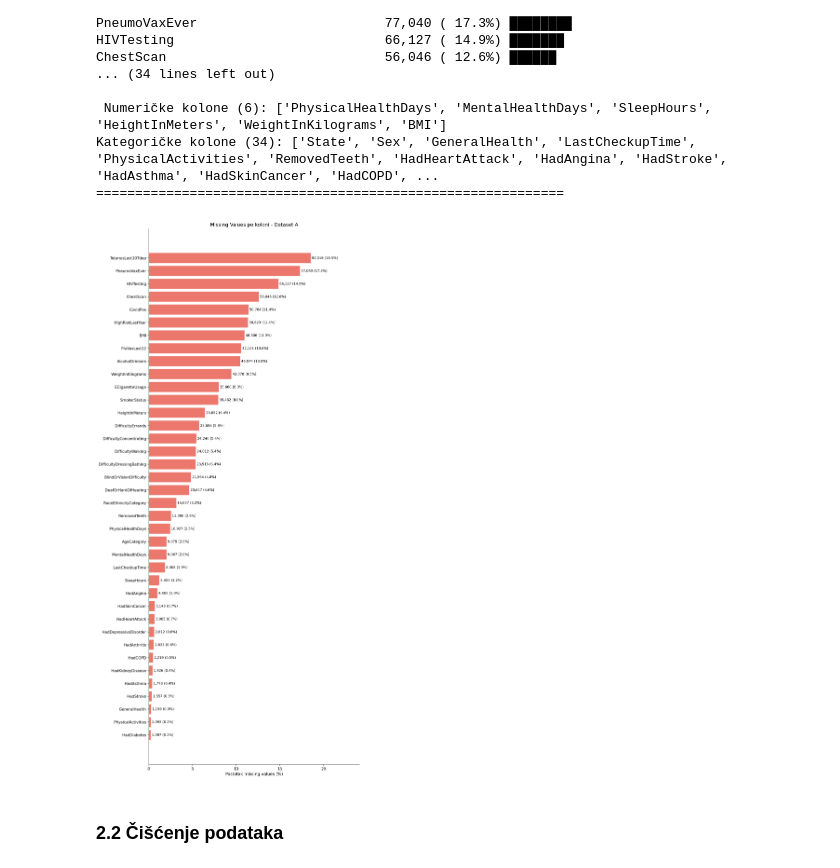
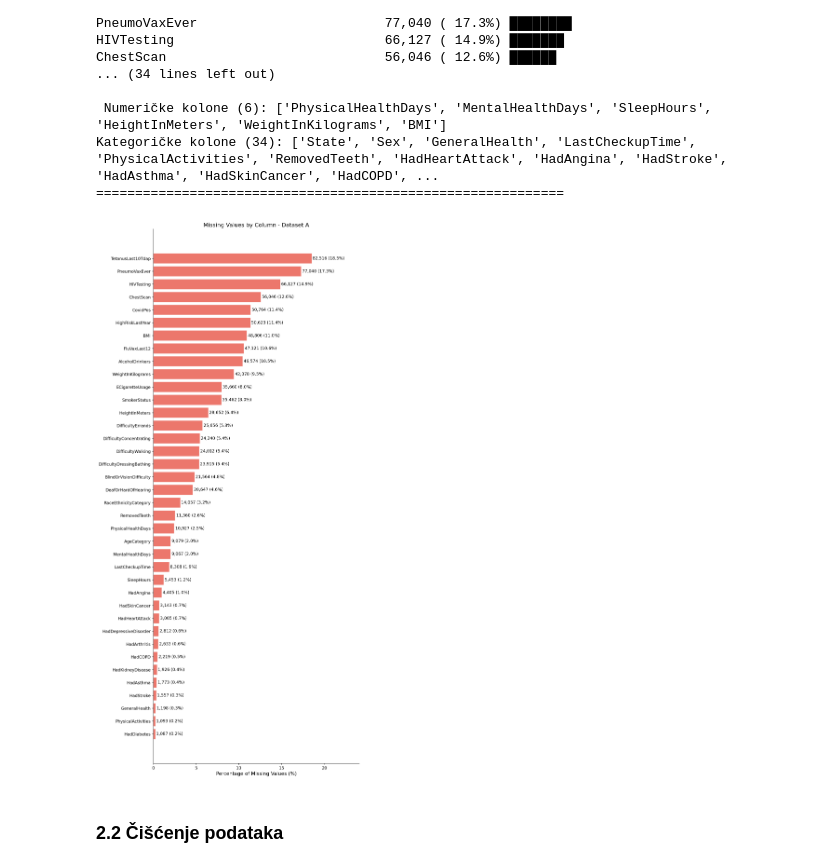
Before and after one commit to MedinaFerhatovic/Explainable-Machine-Learning-for-Heart-Disease-Risk-Prediction, a Jupyter notebook: S3_Preprocessing_EDA.ipynb, the cells around one changed output. Drawn from its saved outputs; the diff is of its cells as text; code cells hidden in the pictures.

```diff
--- a/S3_Preprocessing_EDA.ipynb
+++ b/S3_Preprocessing_EDA.ipynb
@@ -54,8 +54,12 @@ plt.rcParams.update({
     'figure.dpi': 150,
     'axes.spines.top': False,
     'axes.spines.right': False,
-    'axes.titlesize': 13,
-    'axes.labelsize': 11,
+    'axes.titlesize': 15,
+    'xtick.labelsize': 11,
+    'ytick.labelsize': 11,
+    'legend.fontsize': 11,
+    'figure.titlesize': 17,
+    'axes.labelsize': 13,
 })
 
 CLR_NEG = '#4C9BE8'
@@ -188,26 +192,26 @@ Kategoričke kolone (34): ['State', 'Sex', 'GeneralHealth', 'LastCheckupTime', '
 # %%
 # Vizualizacija missing values
 missing_a = df_a_raw.isnull().sum()
 missing_a = missing_a[missing_a > 0].sort_values(ascending=True)
 
 if len(missing_a) > 0:
     fig, ax = plt.subplots(figsize=(10, max(4, len(missing_a) * 0.55)))
     bars = ax.barh(missing_a.index, missing_a.values / len(df_a_raw) * 100,
                    color='#E8594C', alpha=0.82, edgecolor='white')
-    ax.set_xlabel('Postotak missing values (%)')
-    ax.set_title('Missing Values po koloni - Dataset A', fontsize=13)
+    ax.set_xlabel('Percentage of Missing Values (%)')
+    ax.set_title('Missing Values by Column - Dataset A', fontsize=15)
     for bar, val in zip(bars, missing_a.values):
         pct = val / len(df_a_raw) * 100
         ax.text(bar.get_width() + 0.1, bar.get_y() + bar.get_height()/2,
-                f'{val:,} ({pct:.1f}%)', va='center', fontsize=9)
+                f'{val:,} ({pct:.1f}%)', va='center', fontsize=11)
     ax.set_xlim(0, missing_a.max() / len(df_a_raw) * 130)
     plt.tight_layout()
     plt.savefig('figures/A_missing_values.png', dpi=150, bbox_inches='tight')
     plt.show()
 else:
     print('Dataset A nema missing values.')
 # %% [output]
-[figure, old version]
+[figure, new version]
 # %% [markdown]
 ### 2.2 Čišćenje podataka
 # %%
```
Also changed, not shown: parts of 11 cells of this notebook, 48 other files.
